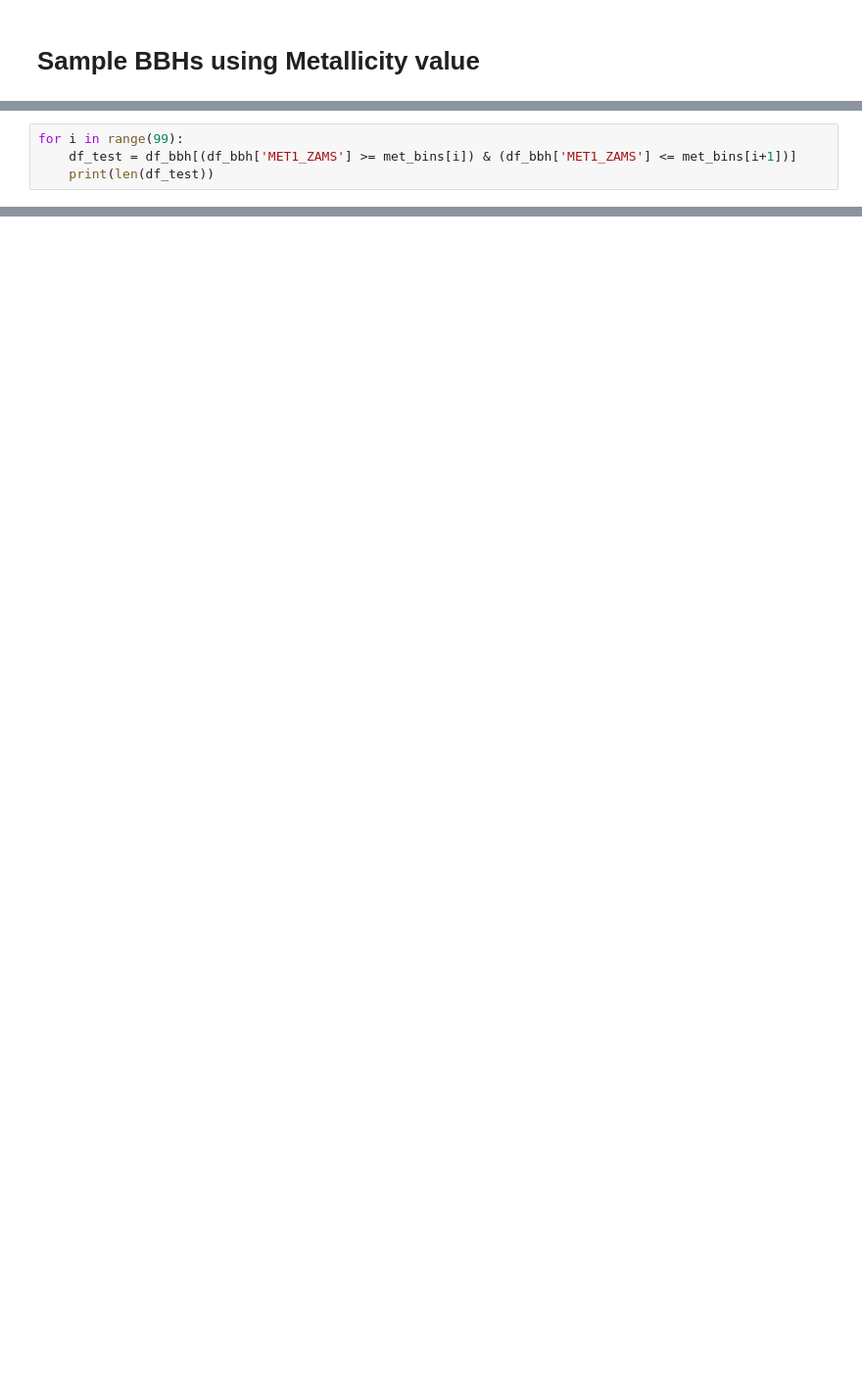
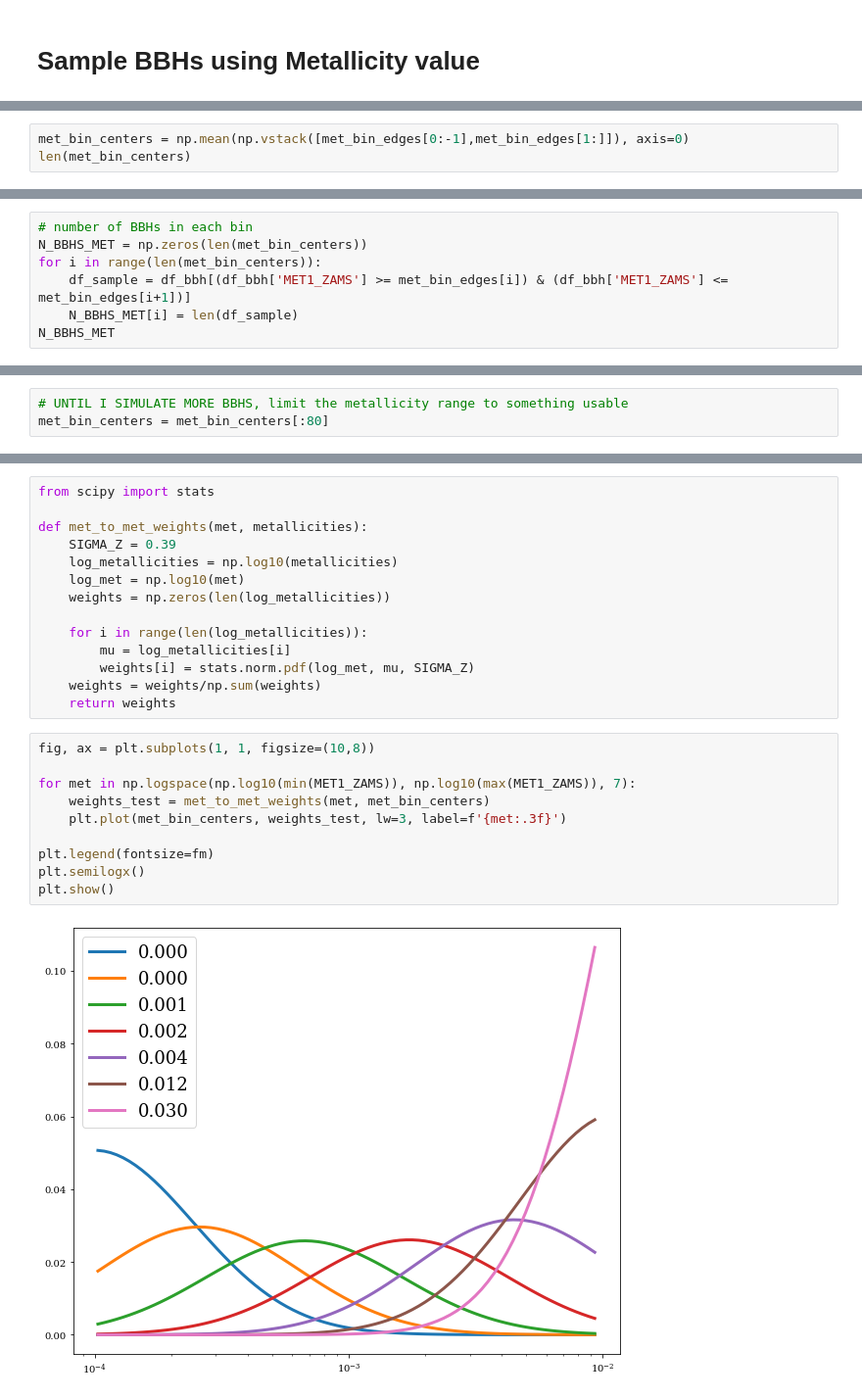
Before and after one commit to veome22/cosmo_bh, a Jupyter notebook: metallicity_peak_TEST.ipynb, the cells around one changed output, grey strips where cells are left out. Shown at 98% size. Drawn from its saved outputs; the diff is of its cells as text; blank space fills up the shorter version.

Commit message:
worked out how to sample population from LOGUNIFORM runs using pandas

```diff
--- a/metallicity_peak_TEST.ipynb
+++ b/metallicity_peak_TEST.ipynb
@@ -354,0 +331,3 @@ array([0.0001    , 0.00010593, 0.00011221, 0.00011887, 0.00012592,
+# %%
+met_bin_centers = np.mean(np.vstack([met_bin_edges[0:-1],met_bin_edges[1:]]), axis=0)
+len(met_bin_centers)
@@ -355,5 +361,8 @@ array([0.0001    , 0.00010593, 0.00011221, 0.00011887, 0.00012592,
 # %%
-for i in range(99):
-    df_test = df_bbh[(df_bbh['MET1_ZAMS'] >= met_bins[i]) & (df_bbh['MET1_ZAMS'] <= met_bins[i+1])]
-    print(len(df_test))
+# number of BBHs in each bin
+N_BBHS_MET = np.zeros(len(met_bin_centers))
+for i in range(len(met_bin_centers)):
+    df_sample = df_bbh[(df_bbh['MET1_ZAMS'] >= met_bin_edges[i]) & (df_bbh['MET1_ZAMS'] <= met_bin_edges[i+1])]
+    N_BBHS_MET[i] = len(df_sample)
+N_BBHS_MET
 # %% [output]
@@ -378,0 +381,3 @@ for i in range(99):
+# %%
+# UNTIL I SIMULATE MORE BBHS, limit the metallicity range to something usable
+met_bin_centers = met_bin_centers[:80]
@@ -378,0 +386,26 @@ for i in range(99):
+# %%
+from scipy import stats
+
+def met_to_met_weights(met, metallicities):
+    SIGMA_Z = 0.39
+    log_metallicities = np.log10(metallicities)
+    log_met = np.log10(met)
+    weights = np.zeros(len(log_metallicities))
+
+    for i in range(len(log_metallicities)):
+        mu = log_metallicities[i]
+        weights[i] = stats.norm.pdf(log_met, mu, SIGMA_Z)
+    weights = weights/np.sum(weights)
+    return weights
+# %%
+fig, ax = plt.subplots(1, 1, figsize=(10,8))
+
+for met in np.logspace(np.log10(min(MET1_ZAMS)), np.log10(max(MET1_ZAMS)), 7):
+    weights_test = met_to_met_weights(met, met_bin_centers)
+    plt.plot(met_bin_centers, weights_test, lw=3, label=f'{met:.3f}')
+
+plt.legend(fontsize=fm)
+plt.semilogx()
+plt.show()
+# %% [output]
+[figure, added]
```
Also changed, not shown: parts of 31 cells of this notebook.
